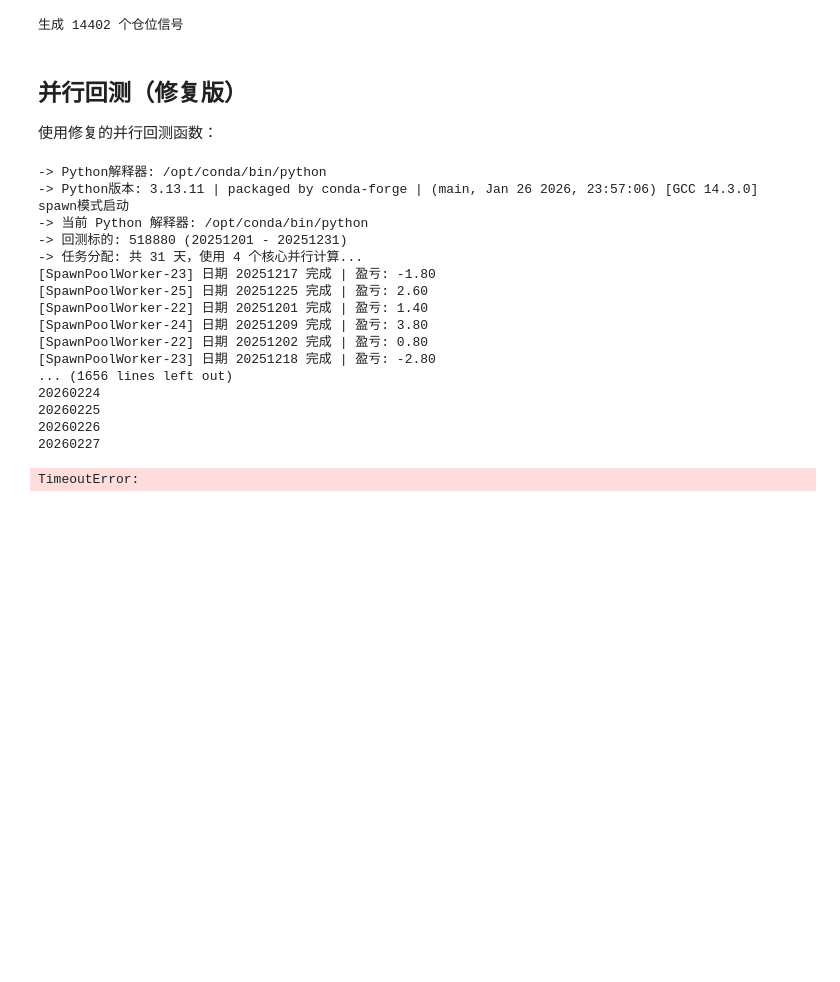
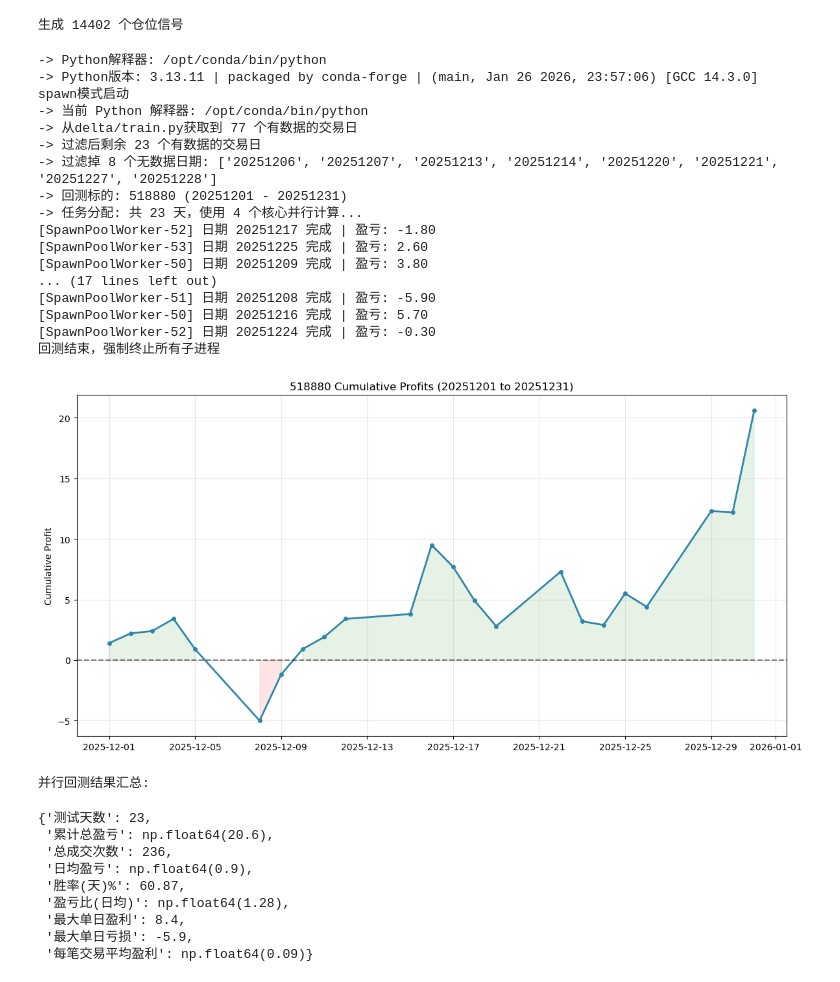
Before and after one commit to artinsophia/Quant-Intern-2026, a Jupyter notebook: delta/simple_test.ipynb, the cells around one changed output. Cells and saved outputs as stored; diff of their text form; code cells hidden in the pictures; blank space fills up the shorter version.

```diff
--- a/delta/simple_test.ipynb
+++ b/delta/simple_test.ipynb
@@ -56,51 +56,54 @@ for snap in snap_list:
 print(f"生成 {len(position_dict)} 个仓位信号")
 # %% [output]
 生成 14402 个仓位信号
-# %% [markdown]
-## 并行回测（修复版）
-
-使用修复的并行回测函数：
 # %%
 # 导入修复的并行回测模块
 sys.path.append('/home/jovyan/work/tactics_demo/tools')
 from tools.parallel_backtest_simple import run_parallel_backtest
-
+from multi_day_backtest import backtest_summary
 # 运行并行回测
 result_df = run_parallel_backtest(
     instrument_id="518880",
     start_ymd="20251201",
     end_ymd="20251231",
     StrategyClass=strategy.StrategyDemo,
     model=model_path,
     param_dict=param_dict,
     n_cores=4
 )
 
-if result_df is not None:
-    print("\n并行回测结果汇总:")
-    print(result_df)
-    print(f"\n累计盈亏: {result_df['profits'].sum():.2f}")
-else:
-    print("并行回测失败")
+
+print("\n并行回测结果汇总:")
+backtest_summary(result_df)
 # %% [output]
 -> Python解释器: /opt/conda/bin/python
 -> Python版本: 3.13.11 | packaged by conda-forge | (main, Jan 26 2026, 23:57:06) [GCC 14.3.0]
 spawn模式启动
 -> 当前 Python 解释器: /opt/conda/bin/python
+-> 从delta/train.py获取到 77 个有数据的交易日
+-> 过滤后剩余 23 个有数据的交易日
+-> 过滤掉 8 个无数据日期: ['20251206', '20251207', '20251213', '20251214', '20251220', '20251221', '20251227', '20251228']
 -> 回测标的: 518880 (20251201 - 20251231)
--> 任务分配: 共 31 天，使用 4 个核心并行计算...
-[SpawnPoolWorker-23] 日期 20251217 完成 | 盈亏: -1.80
-[SpawnPoolWorker-25] 日期 20251225 完成 | 盈亏: 2.60
-[SpawnPoolWorker-22] 日期 20251201 完成 | 盈亏: 1.40
-[SpawnPoolWorker-24] 日期 20251209 完成 | 盈亏: 3.80
-[SpawnPoolWorker-22] 日期 20251202 完成 | 盈亏: 0.80
-[SpawnPoolWorker-23] 日期 20251218 完成 | 盈亏: -2.80
-... (1656 lines left out)
-20260224
-20260225
-20260226
-20260227
+-> 任务分配: 共 23 天，使用 4 个核心并行计算...
+[SpawnPoolWorker-52] 日期 20251217 完成 | 盈亏: -1.80
+[SpawnPoolWorker-53] 日期 20251225 完成 | 盈亏: 2.60
+[SpawnPoolWorker-50] 日期 20251209 完成 | 盈亏: 3.80
+... (17 lines left out)
+[SpawnPoolWorker-51] 日期 20251208 完成 | 盈亏: -5.90
+[SpawnPoolWorker-50] 日期 20251216 完成 | 盈亏: 5.70
+[SpawnPoolWorker-52] 日期 20251224 完成 | 盈亏: -0.30
+回测结束，强制终止所有子进程
+[figure, added]
-TimeoutError:
+并行回测结果汇总:
+{'测试天数': 23,
+ '累计总盈亏': np.float64(20.6),
+ '总成交次数': 236,
+ '日均盈亏': np.float64(0.9),
+ '胜率(天)%': 60.87,
+ '盈亏比(日均)': np.float64(1.28),
+ '最大单日盈利': 8.4,
+ '最大单日亏损': -5.9,
+ '每笔交易平均盈利': np.float64(0.09)}
 # %%
 # 执行单日回测
 import sys
```
Also changed, not shown: parts of 1 cell of this notebook, 1 other file.
